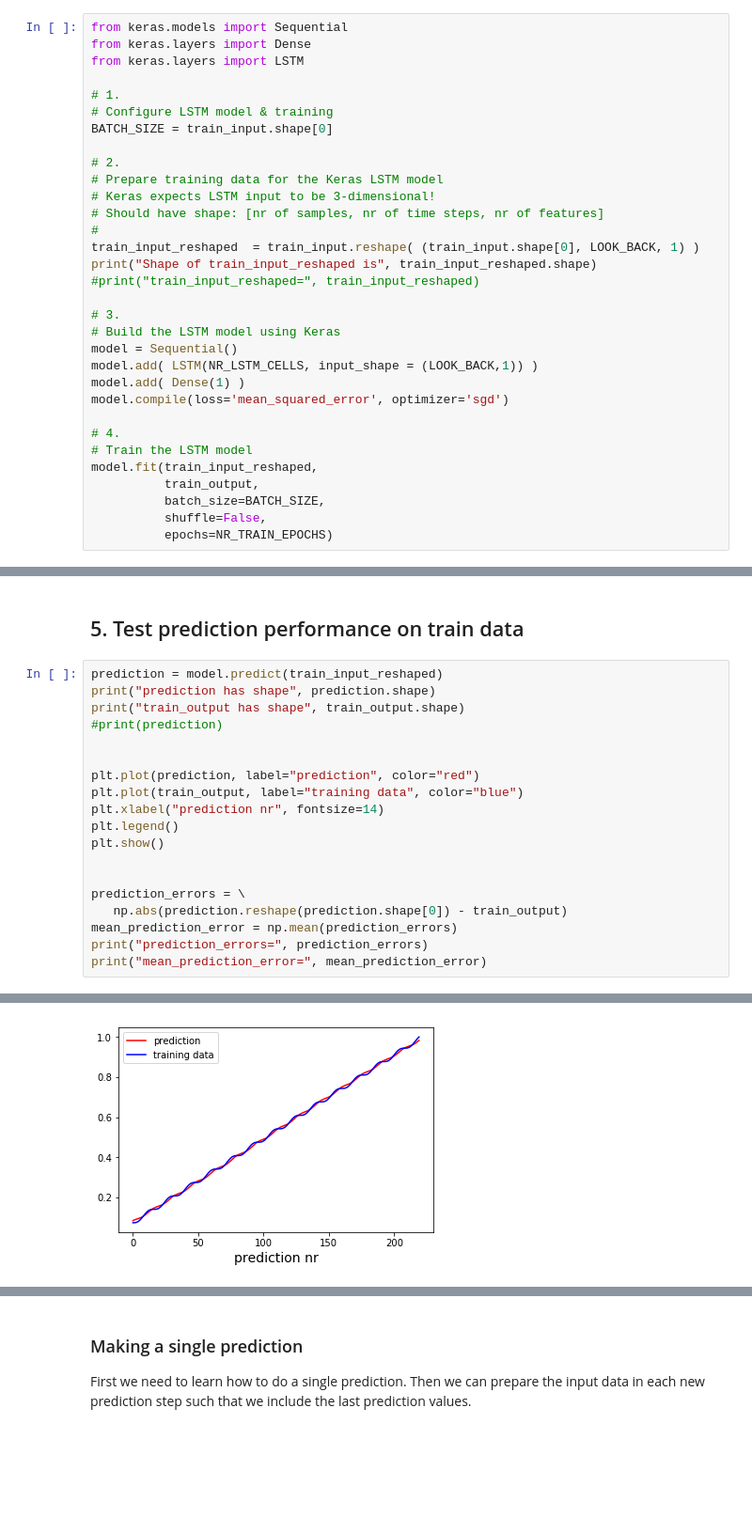
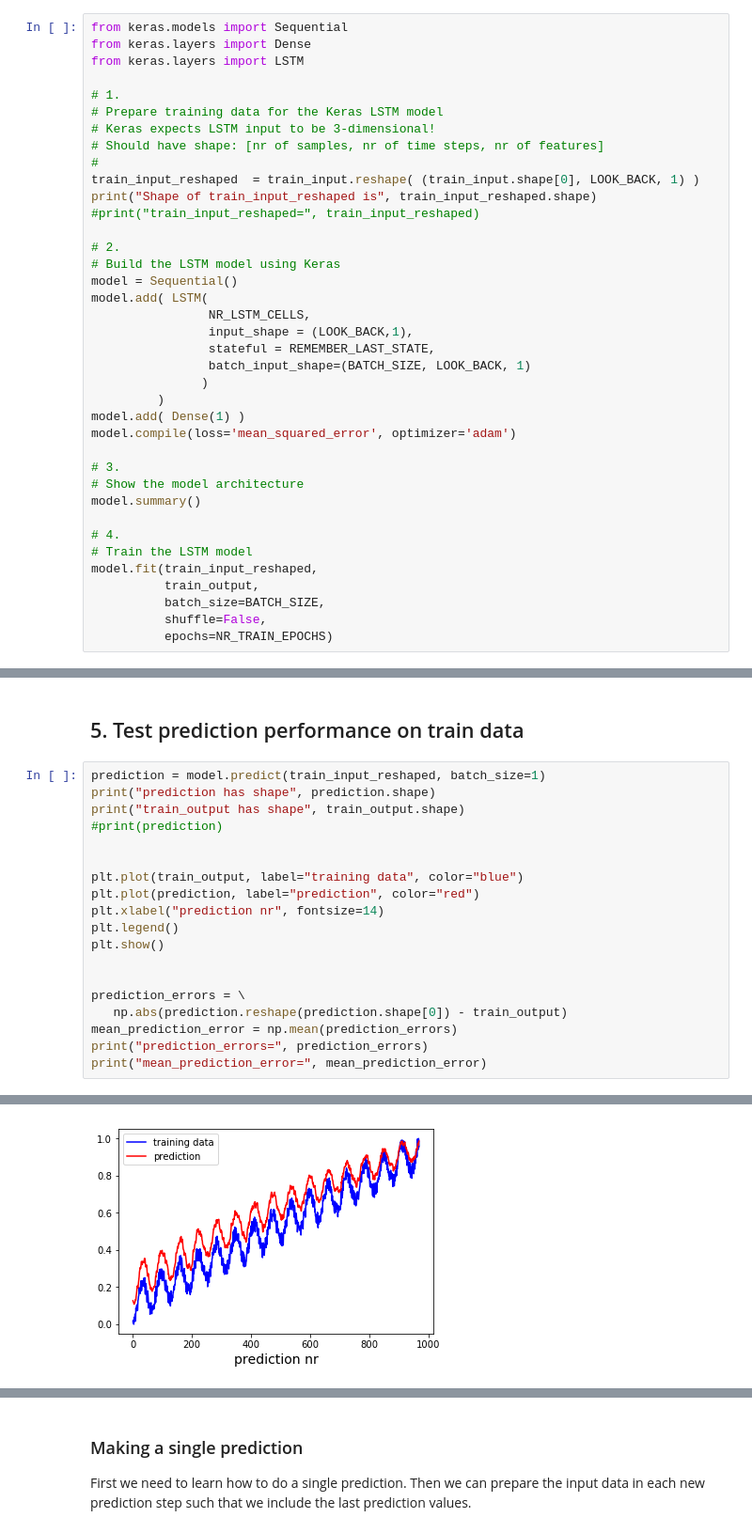
Before and after one commit to b3n3d17/DeepLearningCourse, a Jupyter notebook: 10_lstm_a_first_simple_lstm_network/lstm_a_first_simple_lstm_network.ipynb, the cells around one changed output, grey strips where cells are left out. Shown at 94% size. Cells and saved outputs as stored; diff of their text form; blank space fills up the shorter version.

```diff
--- a/10_lstm_a_first_simple_lstm_network/lstm_a_first_simple_lstm_network.ipynb
+++ b/10_lstm_a_first_simple_lstm_network/lstm_a_first_simple_lstm_network.ipynb
@@ -199,10 +204,6 @@ from keras.layers import Dense
 from keras.layers import LSTM
 
 # 1.
-# Configure LSTM model & training
-BATCH_SIZE = train_input.shape[0]
-
-# 2.
 # Prepare training data for the Keras LSTM model
 # Keras expects LSTM input to be 3-dimensional!
 # Should have shape: [nr of samples, nr of time steps, nr of features]
@@ -211,12 +212,22 @@ train_input_reshaped  = train_input.reshape( (train_input.shape[0], LOOK_BACK, 1
 print("Shape of train_input_reshaped is", train_input_reshaped.shape)
 #print("train_input_reshaped=", train_input_reshaped)
 
-# 3.
+# 2.
 # Build the LSTM model using Keras
 model = Sequential()
-model.add( LSTM(NR_LSTM_CELLS, input_shape = (LOOK_BACK,1)) )
+model.add( LSTM(
+                NR_LSTM_CELLS,
+                input_shape = (LOOK_BACK,1),
+                stateful = REMEMBER_LAST_STATE,
+                batch_input_shape=(BATCH_SIZE, LOOK_BACK, 1)
+               )
+         )
 model.add( Dense(1) )
-model.compile(loss='mean_squared_error', optimizer='sgd')
+model.compile(loss='mean_squared_error', optimizer='adam')
+
+# 3.
+# Show the model architecture
+model.summary()
 
 # 4.
 # Train the LSTM model
@@ -247,14 +258,14 @@ Epoch 3000/3000
 # %% [markdown]
 ## 5. Test prediction performance on train data
 # %%
-prediction = model.predict(train_input_reshaped)
+prediction = model.predict(train_input_reshaped, batch_size=1)
 print("prediction has shape", prediction.shape)
 print("train_output has shape", train_output.shape)
 #print(prediction)
 
 
+plt.plot(train_output, label="training data", color="blue")
 plt.plot(prediction, label="prediction", color="red")
-plt.plot(train_output, label="training data", color="blue")
 plt.xlabel("prediction nr", fontsize=14)
 plt.legend()
 plt.show()
@@ -271 +282 @@ train_output has shape (220,)
-[figure, old version]
+[figure, new version]
```
Also changed, not shown: parts of 13 cells of this notebook, 10 other files.
